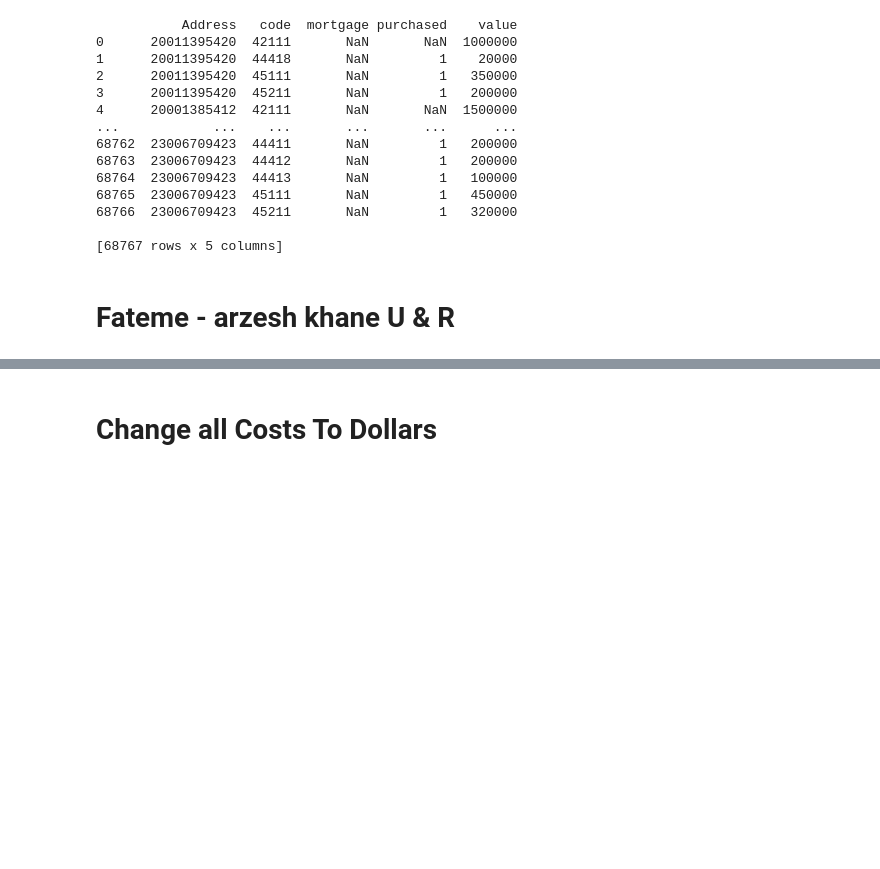
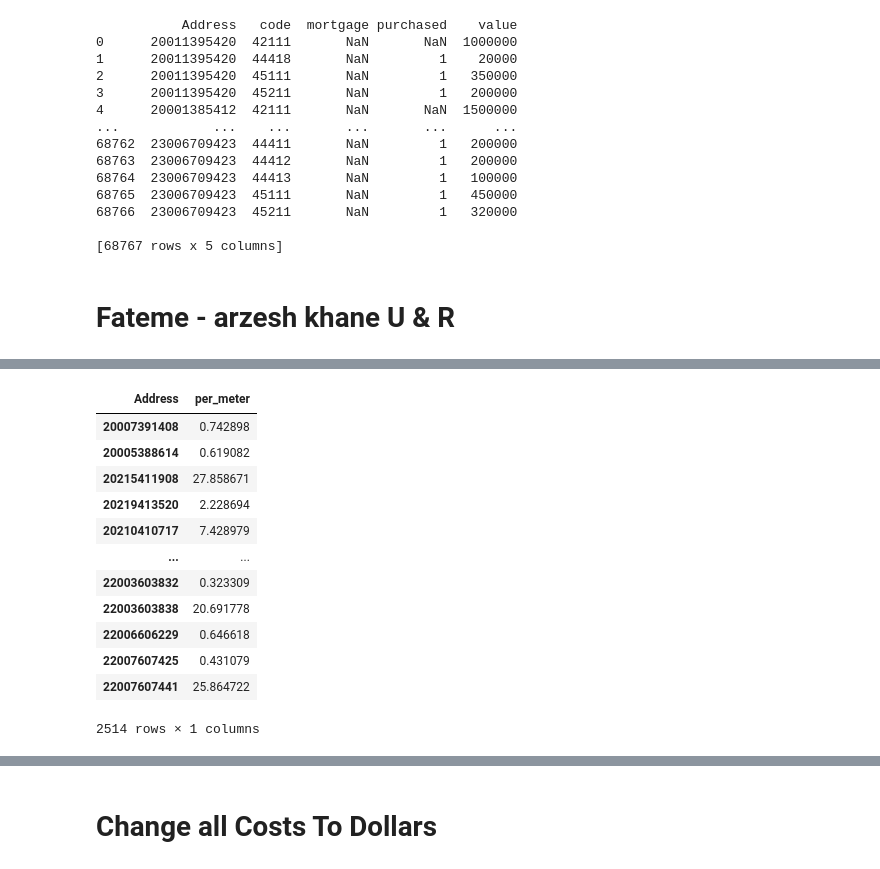
Before and after one commit to AmirmahdiGolahmar/Iranian_HEIS, a Jupyter notebook: data/zeinab_notebook.ipynb, the cells around one changed output, grey strips where cells are left out. Cells and saved outputs as stored; diff of their text form; code cells hidden in the pictures; blank space fills up the shorter version.

```diff
--- a/data/zeinab_notebook.ipynb
+++ b/data/zeinab_notebook.ipynb
@@ -394,0 +487,2 @@ all_r = pd.concat([R98P3S04, R99P3S04, R1400P3S04, R1401P3S04])
+# %%
+meterR99=meterR99[~meterR99.per_meter.isna()]
@@ -394,0 +505,2 @@ all_r = pd.concat([R98P3S04, R99P3S04, R1400P3S04, R1401P3S04])
+# %%
+meterR98=meterR98[~meterR98.per_meter.isna()]
@@ -402,3 +565,19 @@ all_r = all_r.drop(['mortgage', 'code', 'purchased'], axis=1)
+# %%
+all_r
+# %% [output]
+| Address | per_meter |
+| 20007391408 | 0.742898 |
+| 20005388614 | 0.619082 |
+| 20215411908 | 27.858671 |
+| 20219413520 | 2.228694 |
+| 20210410717 | 7.428979 |
+| ... | ... |
+| 22003603832 | 0.323309 |
+| 22003603838 | 20.691778 |
+| 22006606229 | 0.646618 |
+| 22007607425 | 0.431079 |
+| 22007607441 | 25.864722 |
+2514 rows × 1 columns
 # %%
 print(all_u.shape)
 print(all_r.shape)
```
Also changed, not shown: parts of 38 cells of this notebook, 2 other files.
